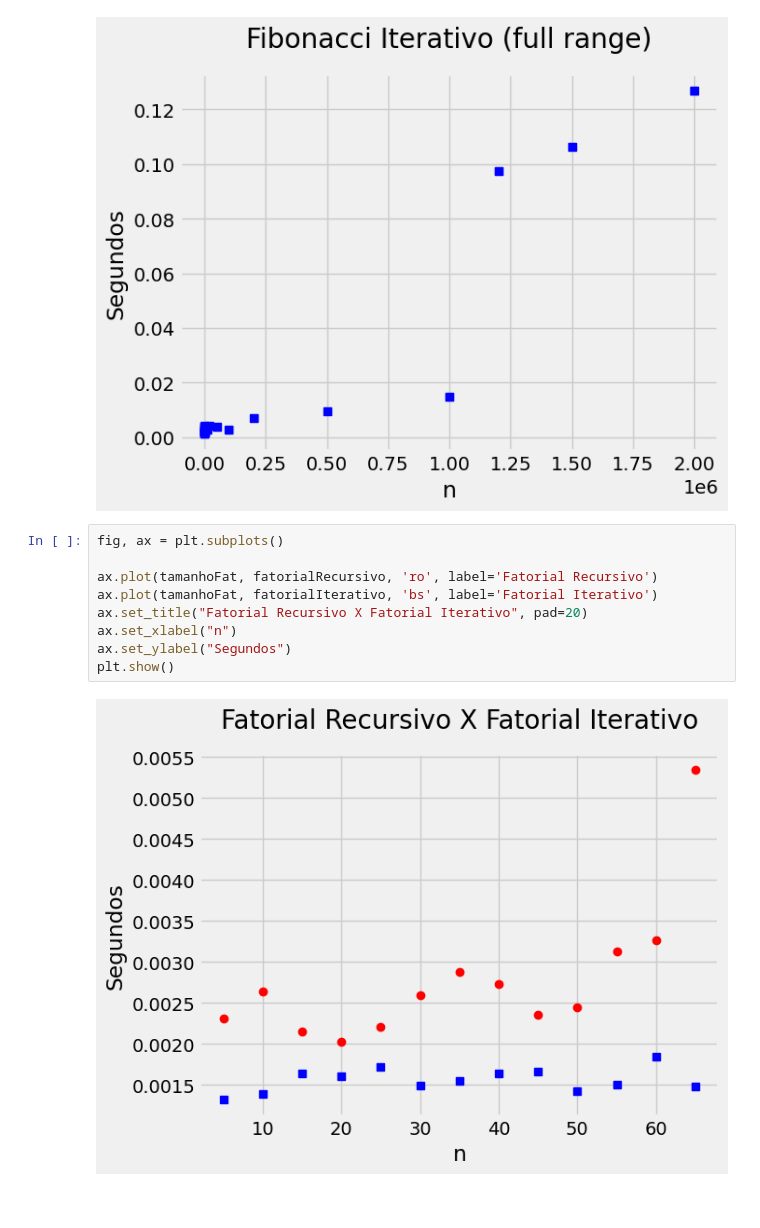
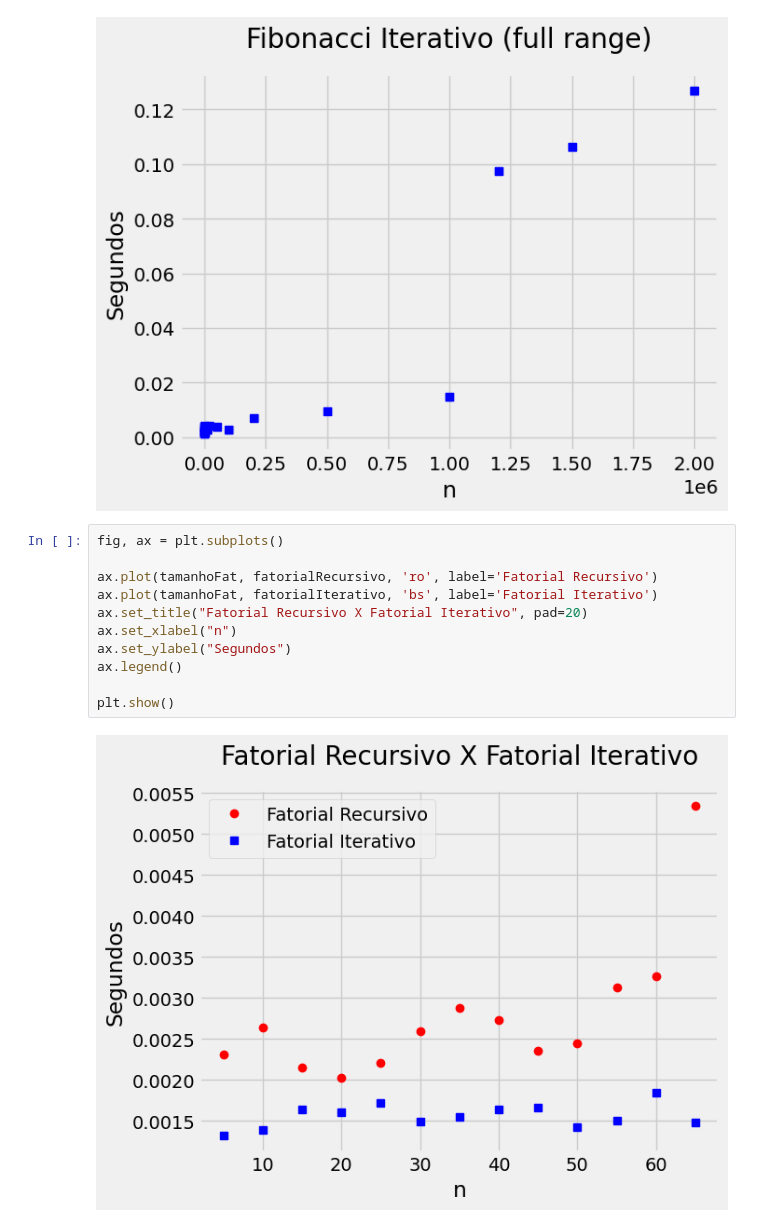
Before and after one commit to Samuel-Brum/analise-de-complexidade-fibonacci-fatorial, a Jupyter notebook: jupyter.ipynb, the cells around one changed output. Drawn from its saved outputs; the diff is of its cells as text.

```diff
--- a/jupyter.ipynb
+++ b/jupyter.ipynb
@@ -39,11 +39,13 @@ plt.show()
 # %%
 fig, ax = plt.subplots()
 
 ax.plot(tamanhoFat, fatorialRecursivo, 'ro', label='Fatorial Recursivo')
 ax.plot(tamanhoFat, fatorialIterativo, 'bs', label='Fatorial Iterativo')
 ax.set_title("Fatorial Recursivo X Fatorial Iterativo", pad=20)
 ax.set_xlabel("n")
 ax.set_ylabel("Segundos")
+ax.legend()
+
 plt.show()
 # %% [output]
-[figure, old version]
+[figure, new version]
```
